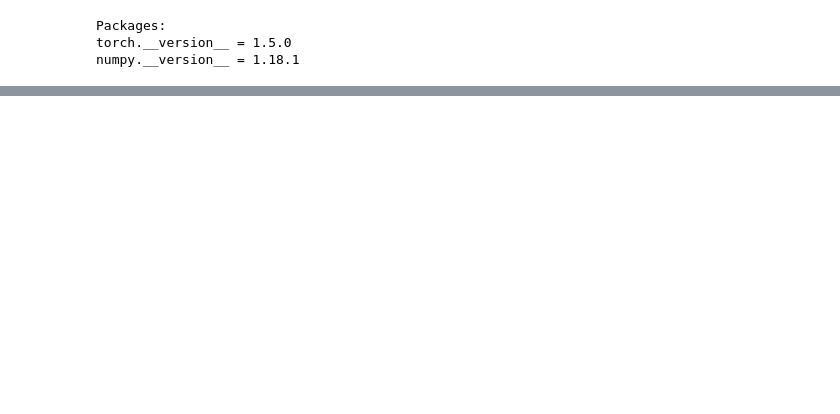
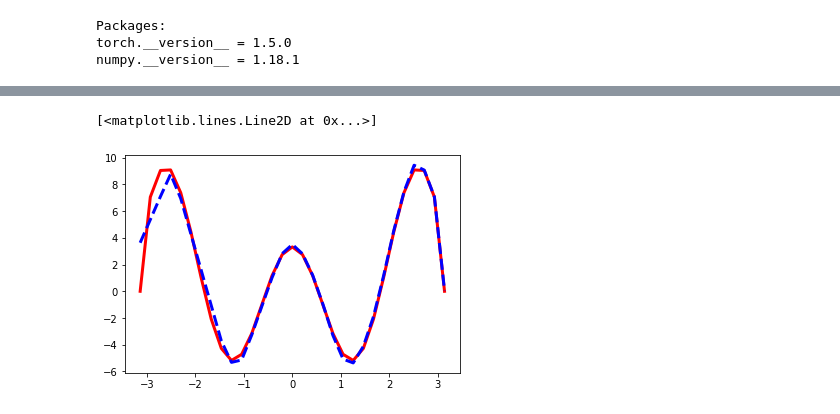
Before and after one commit to agracyk2/Andrew-Gracyk-Code, a Jupyter notebook: DeepONet Basics.ipynb, the cells around one changed output, grey strips where cells are left out. Drawn from its saved outputs; the diff is of its cells as text; code cells hidden in the pictures; blank space fills up the shorter version.

```diff
--- a/DeepONet Basics.ipynb
+++ b/DeepONet Basics.ipynb
@@ -173,0 +177,49 @@ plt.plot(x, target.detach().numpy()[0:21])
+# %%
+# Evaluate our NN on a test data set
+
+M = 10
+
+z_tensor_test = torch.zeros(M,1,1,N)
+discretization_test = torch.zeros(M,1,1,N)
+z_deriv_tensor_test = torch.zeros(M,1,1,N)
+
+# Generate data
+for i in range(0,M):
+    a = np.random.uniform(-1,1,1)
+    b = np.random.uniform(0,0.2,1)
+    z = a*x*np.sin(2*x)  #+ b*np.sin(2*x)
+#    z = a*np.exp(-b*(x**2))
+
+    z_tensor_test[i,:,:] = torch.tensor(z)
+    z_tensor_test = z_tensor_test.float()
+    discretization_test[i,0,0,:] = torch.tensor(x)
+
+    for j in range(1,len(z)-1):
+        z_deriv_tensor_test[i,0,0,j] = (z[j+1] - 2*z[j] + z[j-1])/(h**2)
+
+
+# Reshape tensor
+discretization_reshape_test = torch.reshape(discretization_test, (-1,))
+
+# Initialize tensors for input data
+
+z_NN_input_branch_0_test = z_tensor_test.repeat(1,N,1,1)
+z_NN_input_branch_np_test = z_NN_input_branch_0_test.detach().numpy().squeeze()
+z_NN_input_branch_np_test = np.reshape(z_NN_input_branch_np_test, (N*M,N))
+
+
+z_NN_input_branch_test = torch.tensor(z_NN_input_branch_np_test)
+z_NN_input_trunk_test = discretization_reshape_test.repeat(1,1,1,1)
+z_NN_input_trunk_test = torch.reshape(z_NN_input_trunk_test, (N*M,1))
+z_NN_target_test = torch.reshape(z_deriv_tensor_test, (N*M,1))
+
+test_output_1 = Unstacked_Branch(z_NN_input_branch_test)
+test_output_2 = Trunk(z_NN_input_trunk_test)
+test_output = torch.mul(test_output_1[:,0:1], test_output_2[:,0:1]) + torch.mul(test_output_1[:,1:2], test_output_2[:,1:2])
+
+
+plt.plot(x, z_NN_target_test.detach().numpy()[0:31], color='red', linewidth=3)
+plt.plot(x, test_output.detach().numpy()[0:31], linestyle='dashed', color='blue', linewidth=3)
+# %% [output]
+[<matplotlib.lines.Line2D at 0x...>]
+[figure, added]
```
Also changed, not shown: parts of 12 cells of this notebook.
